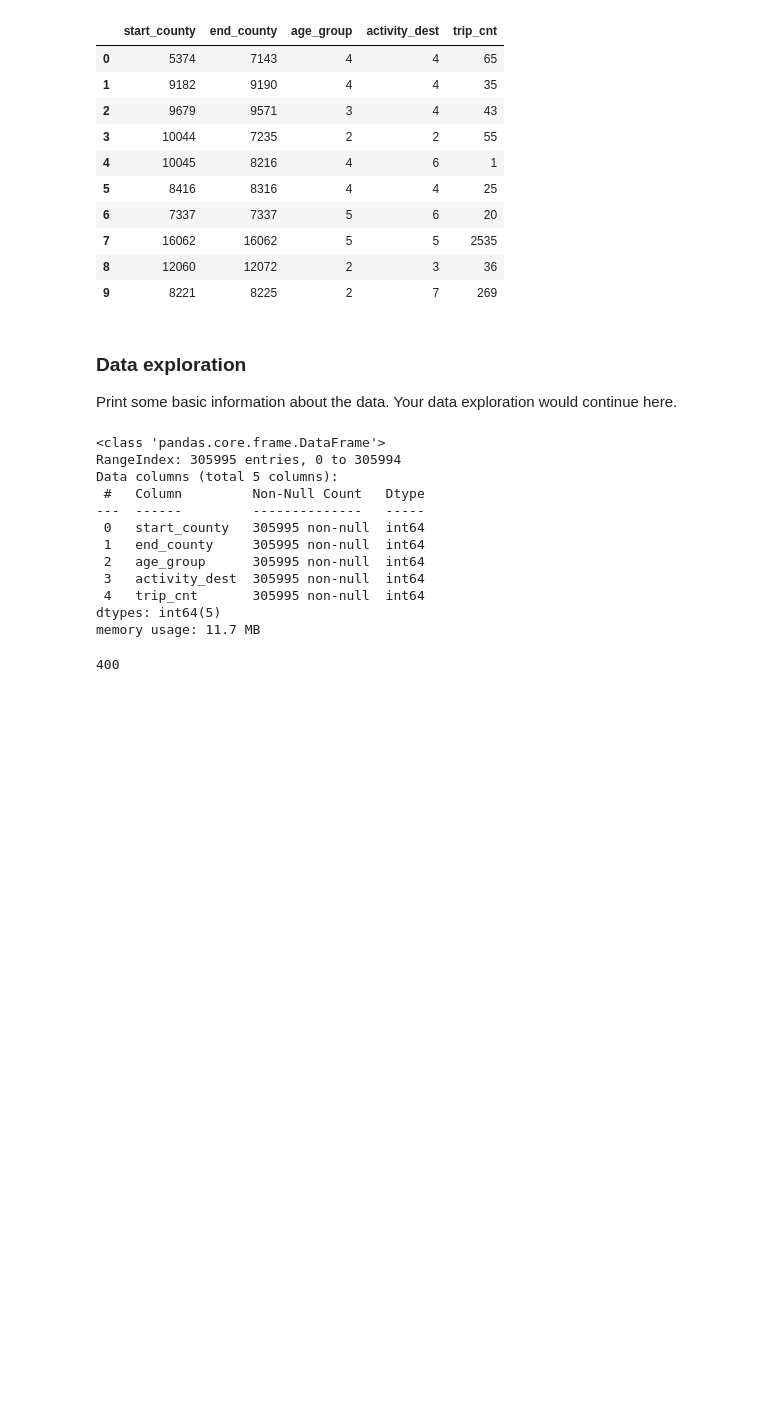
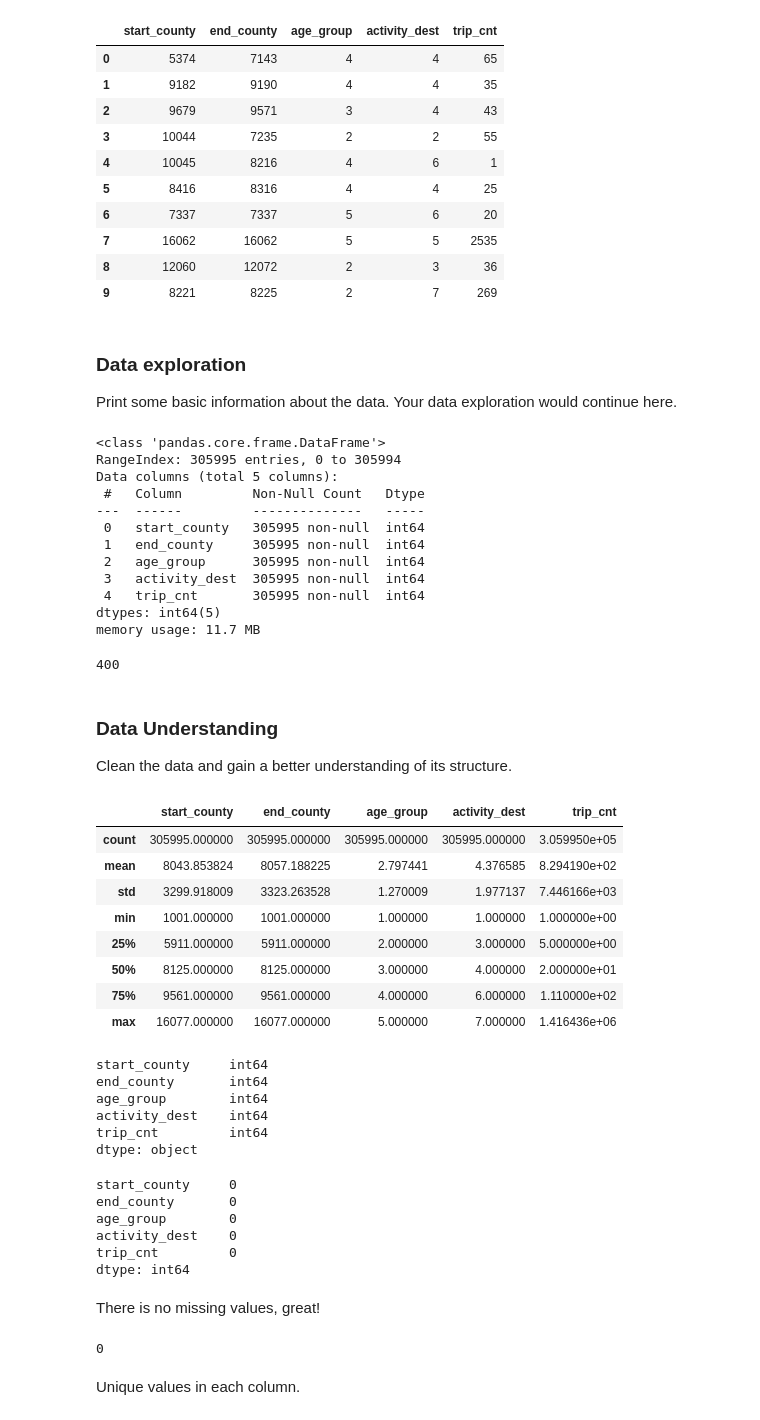
Before and after one commit to iheziqi/amse-project, a Jupyter notebook: exploration.ipynb, the cells around one changed output. Cells and saved outputs as stored; diff of their text form; code cells hidden in the pictures; blank space fills up the shorter version.

Commit message:
Finish data exploration

```diff
--- a/exploration.ipynb
+++ b/exploration.ipynb
@@ -53,3 +73,48 @@ Data columns (total 5 columns):
 dtypes: int64(5)
 memory usage: 11.7 MB
 400
+# %% [markdown]
+### Data Understanding
+Clean the data and gain a better understanding of its structure.
+# %%
+# Check the summary statistics of the dataset
+df.describe()
+# %% [output]
+|  | start_county | end_county | age_group | activity_dest | trip_cnt |
+| count | 305995.000000 | 305995.000000 | 305995.000000 | 305995.000000 | 3.059950e+05 |
+| mean | 8043.853824 | 8057.188225 | 2.797441 | 4.376585 | 8.294190e+02 |
+| std | 3299.918009 | 3323.263528 | 1.270009 | 1.977137 | 7.446166e+03 |
+| min | 1001.000000 | 1001.000000 | 1.000000 | 1.000000 | 1.000000e+00 |
+| 25% | 5911.000000 | 5911.000000 | 2.000000 | 3.000000 | 5.000000e+00 |
+| 50% | 8125.000000 | 8125.000000 | 3.000000 | 4.000000 | 2.000000e+01 |
+| 75% | 9561.000000 | 9561.000000 | 4.000000 | 6.000000 | 1.110000e+02 |
+| max | 16077.000000 | 16077.000000 | 5.000000 | 7.000000 | 1.416436e+06 |
+# %%
+# Check the data types of each column
+df.dtypes
+# %% [output]
+start_county     int64
+end_county       int64
+age_group        int64
+activity_dest    int64
+trip_cnt         int64
+dtype: object
+# %%
+# Check for missing values
+df.isnull().sum()
+# %% [output]
+start_county     0
+end_county       0
+age_group        0
+activity_dest    0
+trip_cnt         0
+dtype: int64
+# %% [markdown]
+There is no missing values, great!
+# %%
+# Check for duplicates
+df.duplicated().sum()
+# %% [output]
+0
+# %% [markdown]
+Unique values in each column.
```
Also changed, not shown: parts of 13 cells of this notebook, 1 other file.
